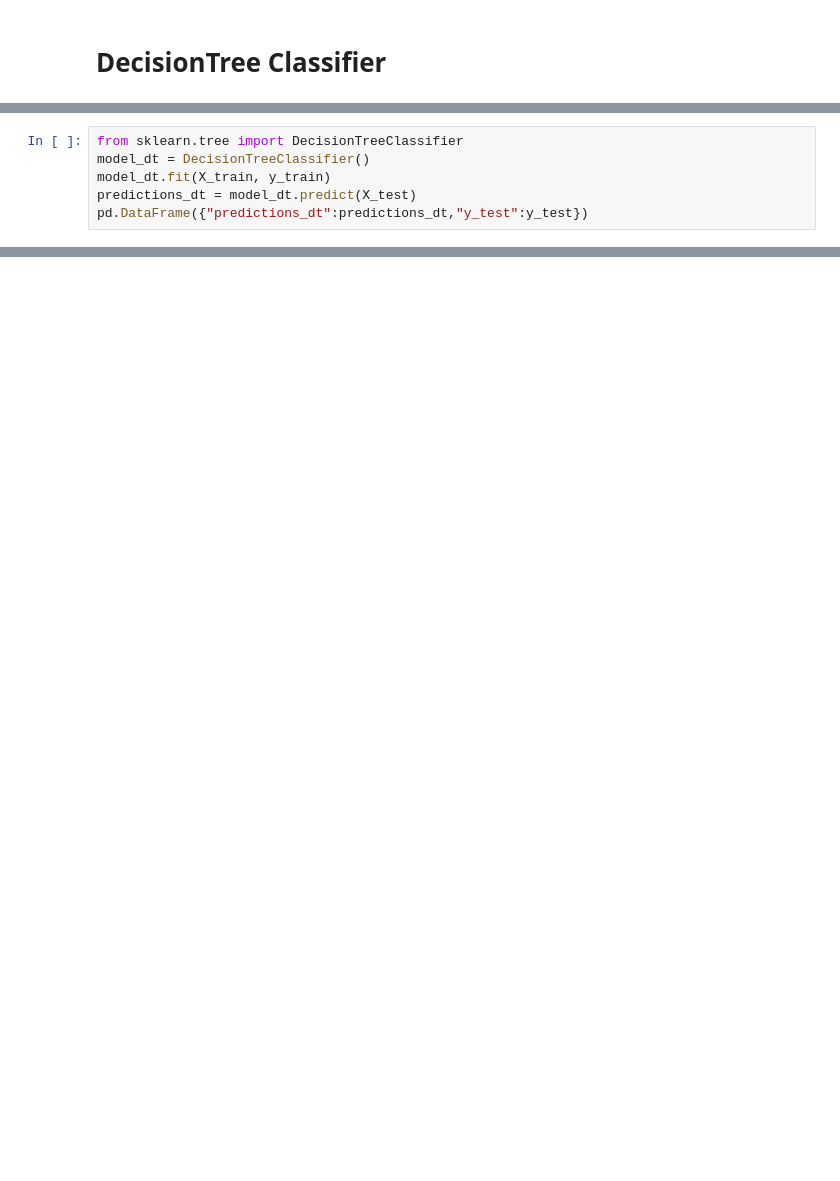
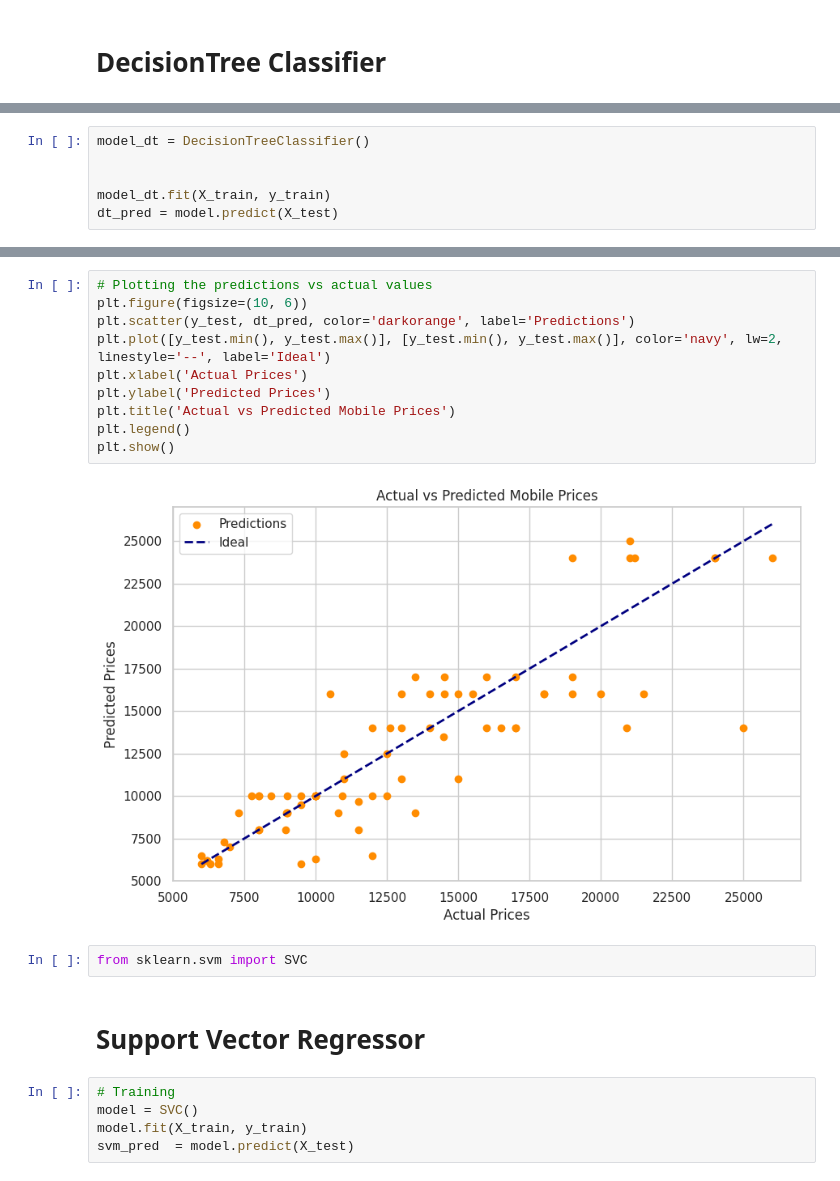
Before and after one commit to santoshdhalwalkar/MobilePhones, a Jupyter notebook: PricePredictionforMobilePhones.ipynb, the cells around one changed output, grey strips where cells are left out. Saved outputs shown, nothing was run; the diff lists cells and outputs as text; blank space fills up the shorter version.

```diff
--- a/PricePredictionforMobilePhones.ipynb
+++ b/PricePredictionforMobilePhones.ipynb
@@ -785,6 +824,6 @@ NameError: name 'mean_squared_error' is not defined
 # %%
-from sklearn.tree import DecisionTreeClassifier
 model_dt = DecisionTreeClassifier()
+
+
 model_dt.fit(X_train, y_train)
-predictions_dt = model_dt.predict(X_test)
-pd.DataFrame({"predictions_dt":predictions_dt,"y_test":y_test})
+dt_pred = model.predict(X_test)
@@ -828,0 +867,21 @@ accuracy_score :
+# %%
+# Plotting the predictions vs actual values
+plt.figure(figsize=(10, 6))
+plt.scatter(y_test, dt_pred, color='darkorange', label='Predictions')
+plt.plot([y_test.min(), y_test.max()], [y_test.min(), y_test.max()], color='navy', lw=2, linestyle='--', label='Ideal')
+plt.xlabel('Actual Prices')
+plt.ylabel('Predicted Prices')
+plt.title('Actual vs Predicted Mobile Prices')
+plt.legend()
+plt.show()
+# %% [output]
+[figure, added]
+# %%
+from sklearn.svm import SVC
+# %% [markdown]
+# Support Vector Regressor
+# %%
+# Training
+model = SVC()
+model.fit(X_train, y_train)
+svm_pred  = model.predict(X_test)
```
Also changed, not shown: parts of 58 cells of this notebook.
